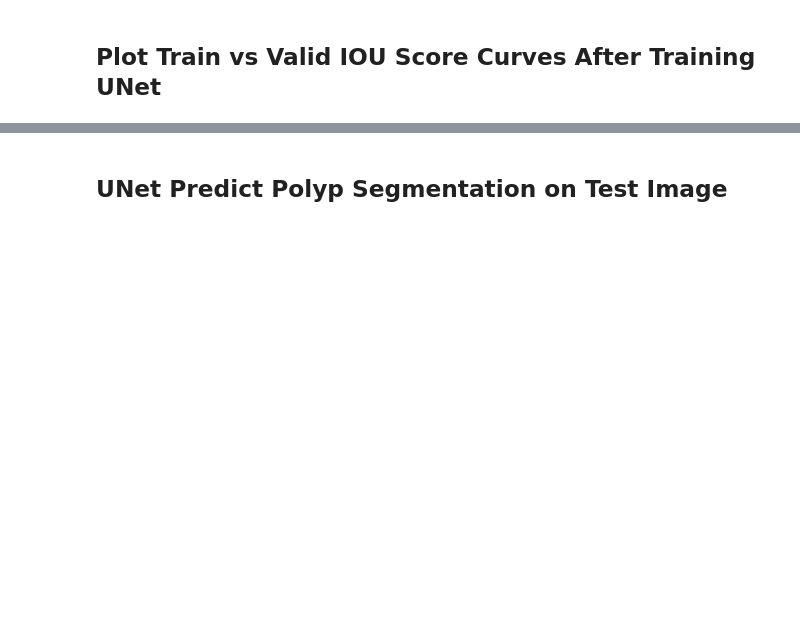
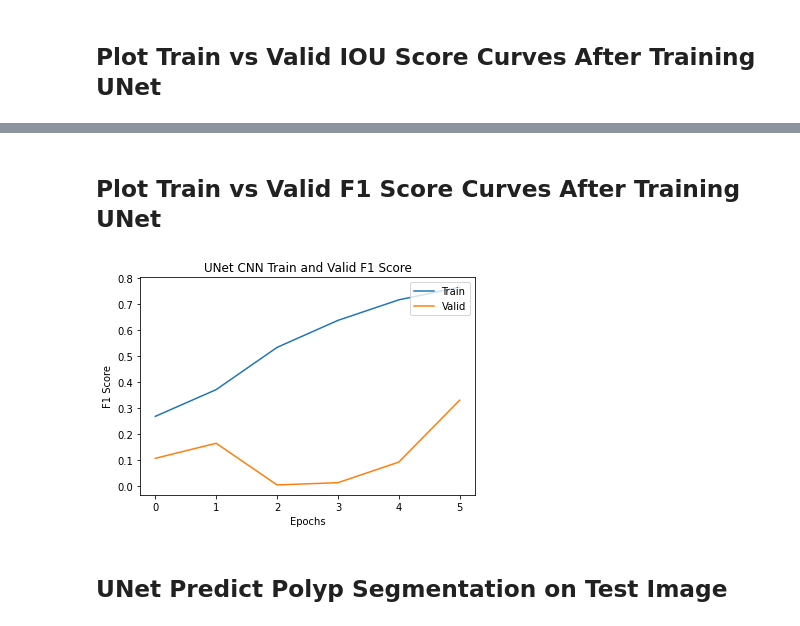
Before and after one commit to shreyahunur/Lesion-Detection, a Jupyter notebook: Notebooks/UNet_Polyp_Segmentation.ipynb, the cells around one changed output, grey strips where cells are left out. Drawn from its saved outputs; the diff is of its cells as text; code cells hidden in the pictures; blank space fills up the shorter version.

```diff
--- a/Notebooks/UNet_Polyp_Segmentation.ipynb
+++ b/Notebooks/UNet_Polyp_Segmentation.ipynb
@@ -600,3 +619,16 @@ plt.show()
+# %% [markdown]
+## Plot Train vs Valid F1 Score Curves After Training UNet
+# %%
+plt.figure()
+plt.plot(history.history["f1-score"])
+plt.plot(history.history["val_f1-score"])
+plt.title("UNet CNN Train and Valid F1 Score")
+plt.xlabel("Epochs")
+plt.ylabel("F1 Score")
+plt.legend(["Train", "Valid"], loc="upper right")
+plt.show()
+# %% [output]
+[figure, added]
 # %% [markdown]
 ## UNet Predict Polyp Segmentation on Test Image
 # %%
```
Also changed, not shown: parts of 30 cells of this notebook.
